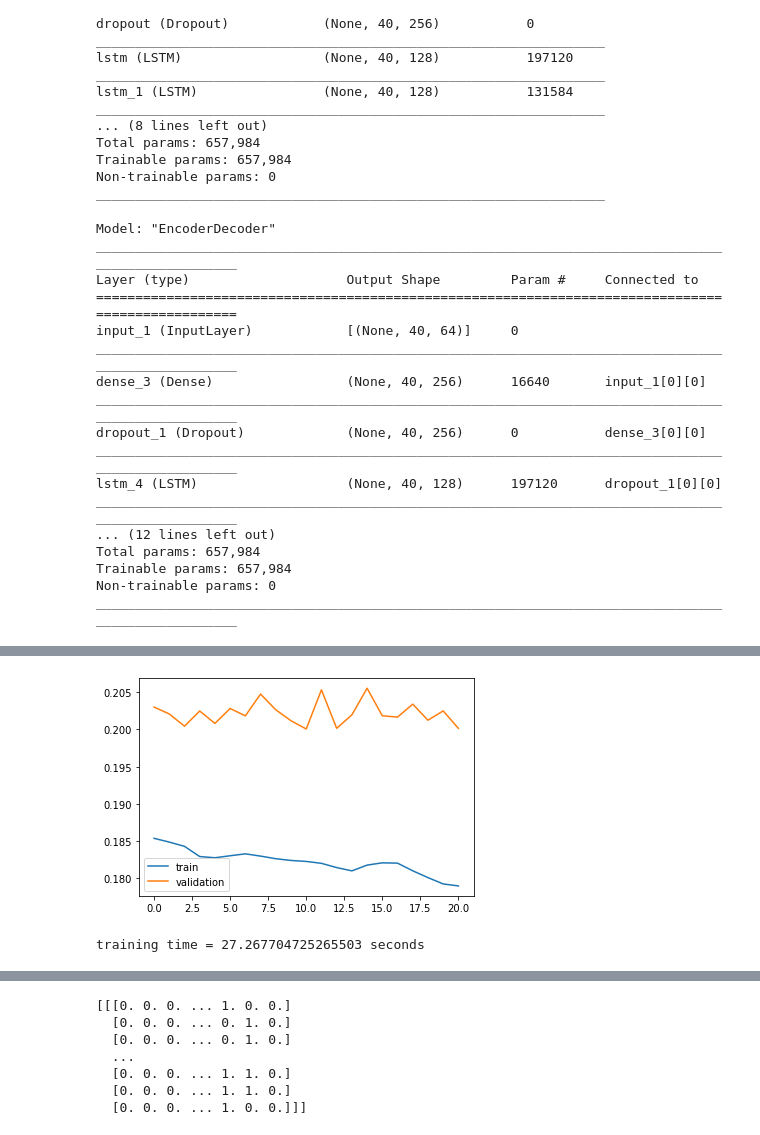
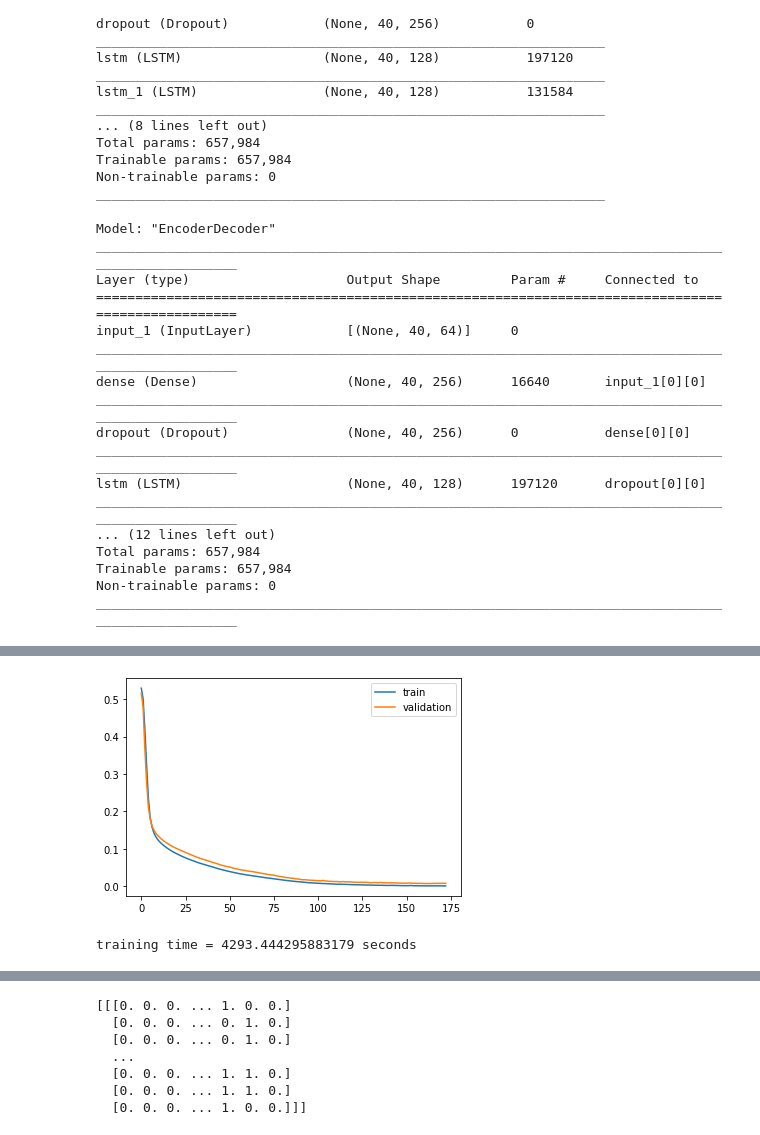
Before and after one commit to ellensanden/MLAnomalyDetection, a Jupyter notebook: test_stuff/CANnolo.ipynb, the cells around one changed output, grey strips where cells are left out. Saved outputs shown, nothing was run; the diff lists cells and outputs as text; code cells hidden in the pictures.

Commit message:
trained and tested model on all ids

```diff
--- a/test_stuff/CANnolo.ipynb
+++ b/test_stuff/CANnolo.ipynb
@@ -24,8 +24,8 @@ df.drop(dlc2.index, axis=0, inplace=True) #drop all dlc2 indexes
 #df.set_index(np.arange(len(df)), inplace=True)
 
 #Pick an ID
-id_data= df[df['ID'] == '0140'].copy()
-
+#id_data= df[df['ID'] == '0140'].copy()
+id_data = df # to use all ids
 #Just use data values without time, Attack, ID and DLC right now
 dataValues = id_data.drop(["time", "Attack", "ID", "DLC"], axis = 1).copy()
 #dataValues.to_csv (r'one_id.csv', index=None)
@@ -196,11 +196,11 @@ Layer (type)                    Output Shape         Param #     Connected to
 ==================================================================================================
 input_1 (InputLayer)            [(None, 40, 64)]     0
 __________________________________________________________________________________________________
-dense_3 (Dense)                 (None, 40, 256)      16640       input_1[0][0]
+dense (Dense)                   (None, 40, 256)      16640       input_1[0][0]
 __________________________________________________________________________________________________
-dropout_1 (Dropout)             (None, 40, 256)      0           dense_3[0][0]
+dropout (Dropout)               (None, 40, 256)      0           dense[0][0]
 __________________________________________________________________________________________________
-lstm_4 (LSTM)                   (None, 40, 128)      197120      dropout_1[0][0]
+lstm (LSTM)                     (None, 40, 128)      197120      dropout[0][0]
 __________________________________________________________________________________________________
 ... (12 lines left out)
 Total params: 657,984
@@ -213,10 +213,10 @@ train_size = int(np.floor(0.7*n_samples))
 print(train_size)
 
 model = EncoderDecoder
-es= EarlyStopping(monitor='val_loss', mode='min', verbose=2, patience=10)
+es= EarlyStopping(monitor='val_loss', mode='min', verbose=0, patience=10)
 
 s=time.time()
-history = model.fit(X_train[0:train_size,:,:], X_reversed[0:train_size,:,:], validation_data=(X_train[train_size:,:,:], X_reversed[train_size:,:,:]), epochs=1000, verbose=2, shuffle=False, callbacks = [es])
+history = model.fit(X_train[0:train_size,:,:], X_train[0:train_size,:,:], validation_data=(X_train[train_size:,:,:], X_train[train_size:,:,:]), epochs=300, verbose=2, shuffle=False, callbacks = [es])
 e=time.time()
 
 # plot history
@@ -247,2 +247,2 @@ Epoch 00021: early stopping
-[figure, old version]
+[figure, new version]
-training time = 27.267704725265503 seconds
+training time = 4293.444295883179 seconds
```
Also changed, not shown: parts of 7 cells of this notebook, 3 other files.
